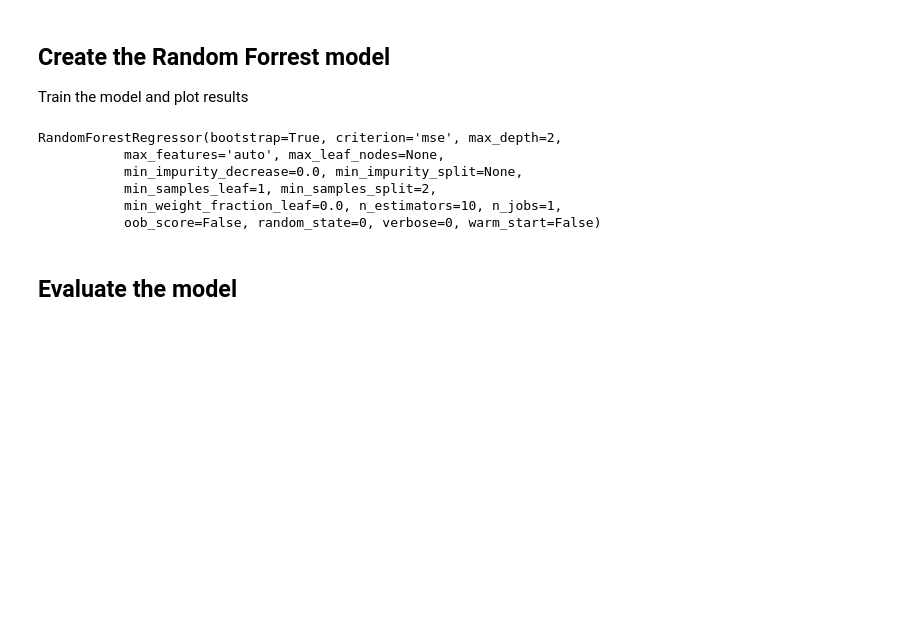
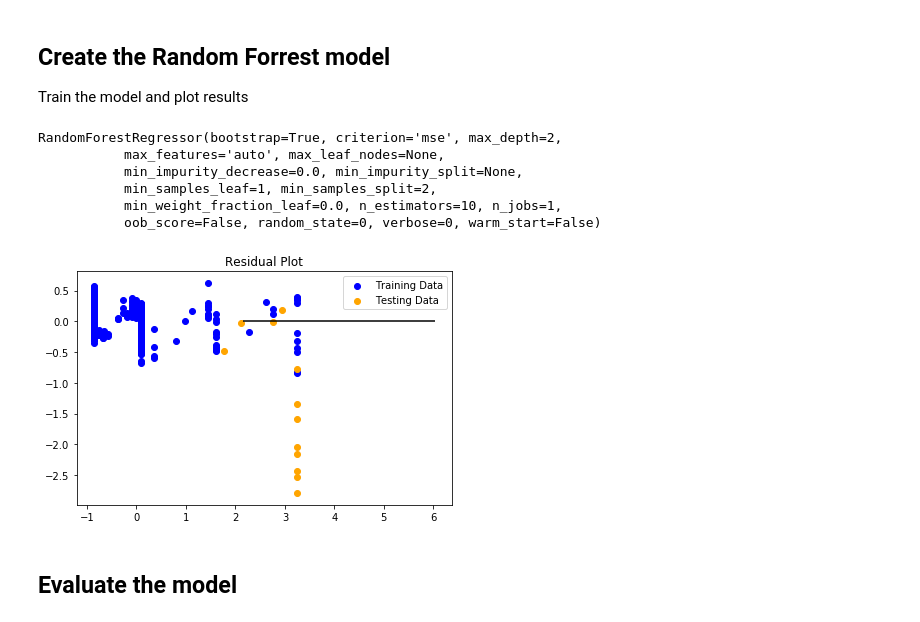
Before and after one commit to gvo34/energy-solar, a Jupyter notebook: static/notebooks/model/RANDOMForrest_model_data.ipynb, the cells around one changed output. Cells and saved outputs as stored; diff of their text form; code cells hidden in the pictures; blank space fills up the shorter version.

Commit message:
update RF residual plot

```diff
--- a/static/notebooks/model/RANDOMForrest_model_data.ipynb
+++ b/static/notebooks/model/RANDOMForrest_model_data.ipynb
@@ -129,14 +128,17 @@ RandomForestRegressor(bootstrap=True, criterion='mse', max_depth=2,
            min_weight_fraction_leaf=0.0, n_estimators=10, n_jobs=1,
            oob_score=False, random_state=0, verbose=0, warm_start=False)
 # %%
-# plt.scatter(rf.predict(X_train_scaled), rf.predict(X_train_scaled) - y_train_scaled, c="blue", label="Training Data")
-# plt.scatter(rf.predict(X_test_scaled), rf.predict(X_test_scaled) - y_test_scaled, c="orange", label="Testing Data")
-# plt.legend()
-# plt.hlines(y=0, xmin=y_test_scaled.min(), xmax=y_test_scaled.max())
-# plt.title("Residual Plot")
-# plt.tight_layout()
-# plt.savefig("../../images/RF_residual.png")
-# plt.show()
+plt.scatter(rf.predict(X_train_scaled), rf.predict(X_train_scaled) - y_train_ravel, c="blue", label="Training Data")
+y_test_ravel = np.ravel(y_test_scaled)
+plt.scatter(rf.predict(X_test_scaled), rf.predict(X_test_scaled) - y_test_ravel, c="orange", label="Testing Data")
+plt.legend()
+plt.hlines(y=0, xmin=y_test_scaled.min(), xmax=y_test_scaled.max())
+plt.title("Residual Plot")
+plt.tight_layout()
+plt.savefig("../../images/RF_residual.png")
+plt.show()
+# %% [output]
+[figure, added]
 # %% [markdown]
 ## Evaluate the model
 # %%
```
Also changed, not shown: parts of 1 cell of this notebook, 1 other file.
